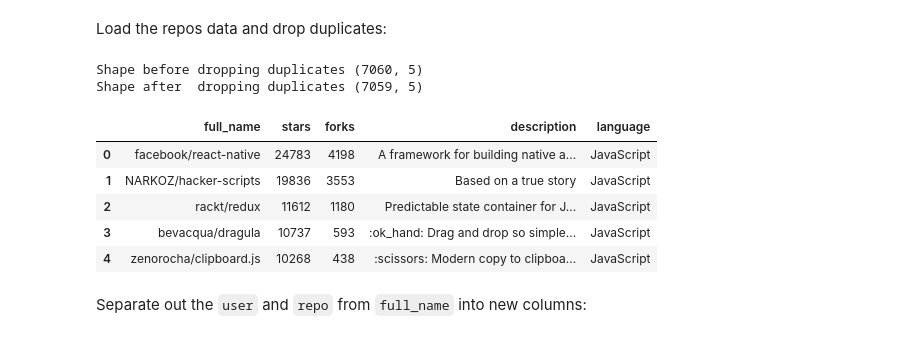
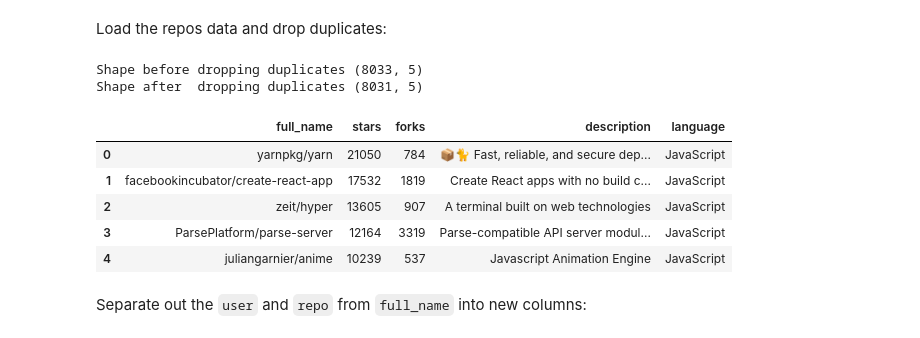
Before and after one commit to donnemartin/viz, a Jupyter notebook: githubstats/data_wrangling.ipynb, the cells around one changed output. Drawn from its saved outputs; the diff is of its cells as text; code cells hidden in the pictures.

```diff
--- a/githubstats/data_wrangling.ipynb
+++ b/githubstats/data_wrangling.ipynb
@@ -11,20 +11,20 @@ import pandas as pd
 # %% [markdown]
 Load the repos data and drop duplicates:
 # %%
-repos = pd.read_csv("data/repos-dump.csv", quotechar='"', skipinitialspace=True)
+repos = pd.read_csv("data/2016/repos-dump.csv", quotechar='"', skipinitialspace=True)
 print('Shape before dropping duplicates', repos.shape)
 repos = repos.drop_duplicates(subset='full_name', keep='last')
 print('Shape after  dropping duplicates', repos.shape)
 repos.head()
 # %% [output]
-Shape before dropping duplicates (7060, 5)
-Shape after  dropping duplicates (7059, 5)
+Shape before dropping duplicates (8033, 5)
+Shape after  dropping duplicates (8031, 5)
 |  | full_name | stars | forks | description | language |
-| 0 | facebook/react-native | 24783 | 4198 | A framework for building native a... | JavaScript |
-| 1 | NARKOZ/hacker-scripts | 19836 | 3553 | Based on a true story | JavaScript |
-| 2 | rackt/redux | 11612 | 1180 | Predictable state container for J... | JavaScript |
-| 3 | bevacqua/dragula | 10737 | 593 | :ok_hand: Drag and drop so simple... | JavaScript |
-| 4 | zenorocha/clipboard.js | 10268 | 438 | :scissors: Modern copy to clipboa... | JavaScript |
+| 0 | yarnpkg/yarn | 21050 | 784 | 📦🐈 Fast, reliable, and secure dep... | JavaScript |
+| 1 | facebookincubator/create-react-app | 17532 | 1819 | Create React apps with no build c... | JavaScript |
+| 2 | zeit/hyper | 13605 | 907 | A terminal built on web technologies | JavaScript |
+| 3 | ParsePlatform/parse-server | 12164 | 3319 | Parse-compatible API server modul... | JavaScript |
+| 4 | juliangarnier/anime | 10239 | 537 | Javascript Animation Engine | JavaScript |
 # %% [markdown]
 Separate out the `user` and `repo` from `full_name` into new columns:
 # %%
```
Also changed, not shown: parts of 14 cells of this notebook.
